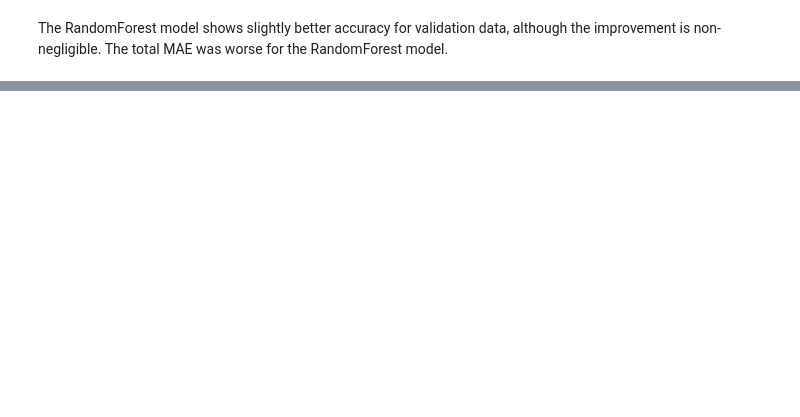
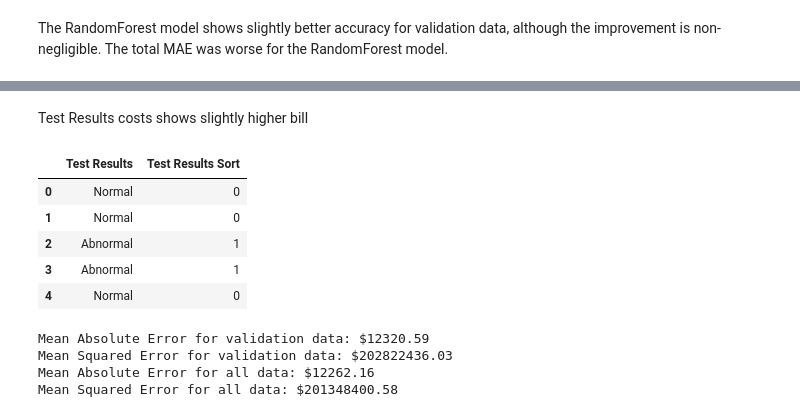
Before and after one commit to agbahovbejasmine-del/hospital_data_project, a Jupyter notebook: hospital_analysis.ipynb, the cells around one changed output, grey strips where cells are left out. Drawn from its saved outputs; the diff is of its cells as text; code cells hidden in the pictures; blank space fills up the shorter version.

Commit message:
Finished up on the models. Final commit on Model--Training.

```diff
--- a/hospital_analysis.ipynb
+++ b/hospital_analysis.ipynb
@@ -414,0 +502,15 @@ The RandomForest model shows slightly better accuracy for validation data, altho
+# %% [markdown]
+Test Results costs shows slightly higher bill
+# %%
+test_sort=[['Normal', 'Abnormal']]
+encode4= [OrdinalEncoder(categories=test_sort,encoded_missing_value=-1)]
+df['Test Results Sort'] = encode4[0].fit_transform(df[['Test Results']]).astype(int)
+sort_test=  df['Test Results Sort']
+df[['Test Results', 'Test Results Sort']].head(5)
+# %% [output]
+|  | Test Results | Test Results Sort |
+| 0 | Normal | 0 |
+| 1 | Normal | 0 |
+| 2 | Abnormal | 1 |
+| 3 | Abnormal | 1 |
+| 4 | Normal | 0 |
@@ -414,0 +543,11 @@ The RandomForest model shows slightly better accuracy for validation data, altho
+# %%
+predicted_billings= price_model.predict(X)
+print(f"Mean Absolute Error for validation data: ${mean_absolute_error(val_y, val_predictions):.2f}")
+print(f"Mean Squared Error for validation data: ${mean_squared_error(val_y, val_predictions):.2f}")
+print(f"Mean Absolute Error for all data: ${mean_absolute_error(y, predicted_billings):.2f}")
+print(f"Mean Squared Error for all data: ${mean_squared_error(y, predicted_billings):.2f}")
+# %% [output]
+Mean Absolute Error for validation data: $12320.59
+Mean Squared Error for validation data: $202822436.03
+Mean Absolute Error for all data: $12262.16
+Mean Squared Error for all data: $201348400.58
```
Also changed, not shown: parts of 26 cells of this notebook.
